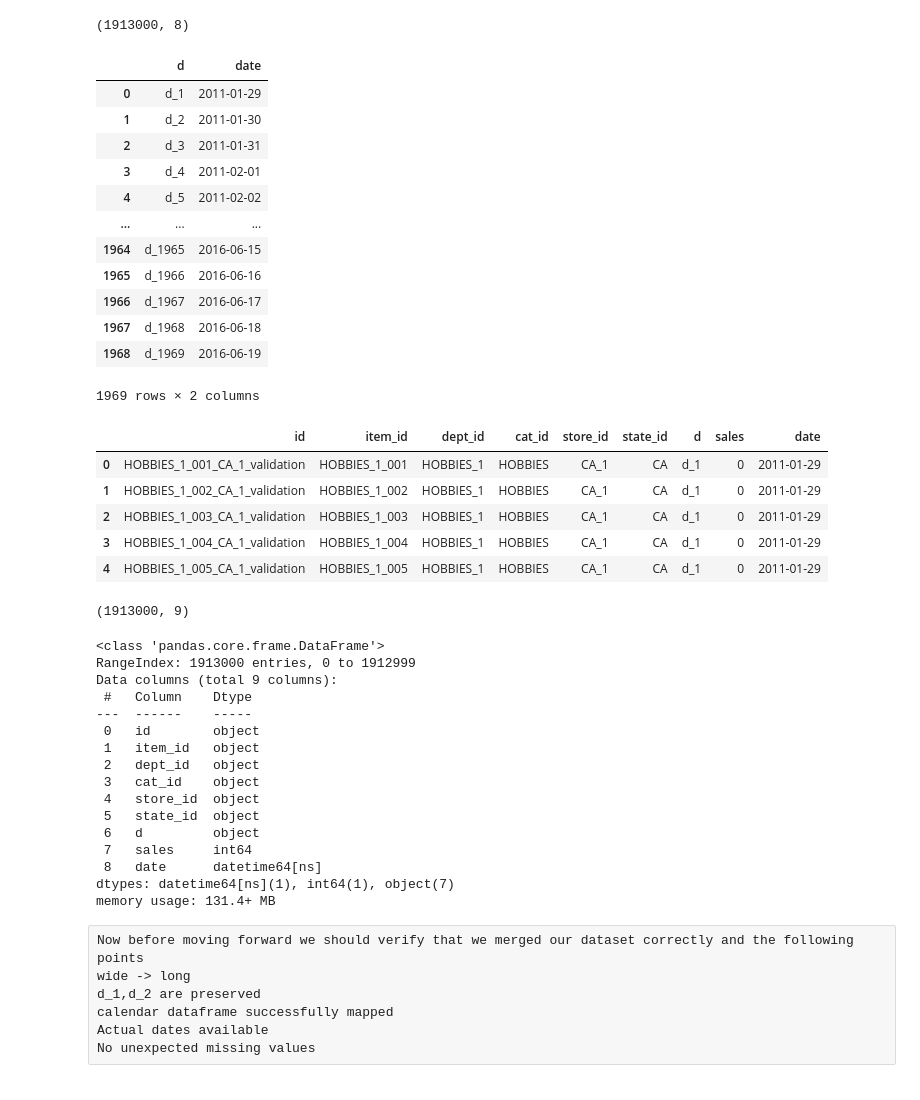
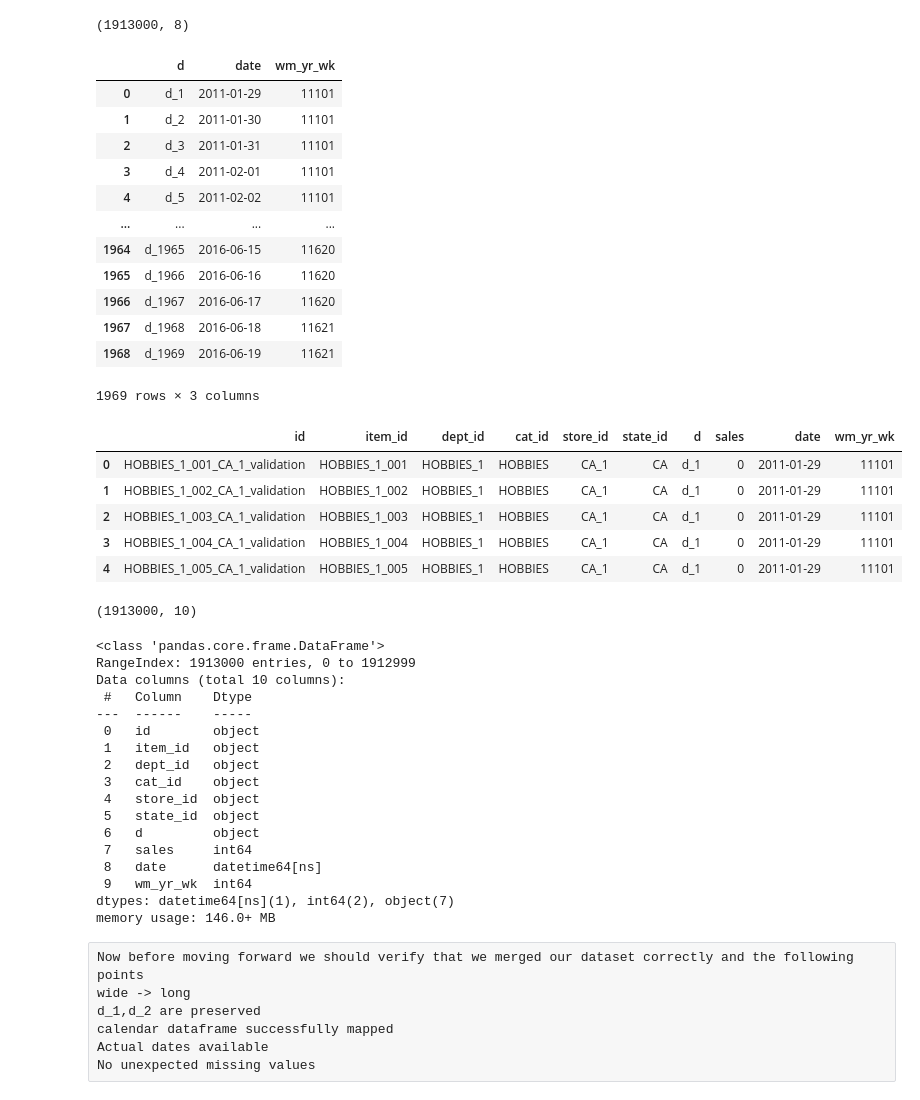
Before and after one commit to piyushmishra76/ai-supply-chain-intelligence, a Jupyter notebook: notebooks/02_data_transformation.ipynb, the cells around one changed output. Cells and saved outputs as stored; diff of their text form; code cells hidden in the pictures.

```diff
--- a/notebooks/02_data_transformation.ipynb
+++ b/notebooks/02_data_transformation.ipynb
@@ -56,39 +56,39 @@ sales_long.shape
 # %%
 # now we use the calendar dataframe
 #first we will inspect thsi
-calendar[["d","date"]]
+calendar[["d","date","wm_yr_wk"]]
 # %% [output]
-|  | d | date |
-| 0 | d_1 | 2011-01-29 |
-| 1 | d_2 | 2011-01-30 |
-| 2 | d_3 | 2011-01-31 |
-| 3 | d_4 | 2011-02-01 |
-| 4 | d_5 | 2011-02-02 |
-| ... | ... | ... |
-| 1964 | d_1965 | 2016-06-15 |
-| 1965 | d_1966 | 2016-06-16 |
-| 1966 | d_1967 | 2016-06-17 |
-| 1967 | d_1968 | 2016-06-18 |
-| 1968 | d_1969 | 2016-06-19 |
+|  | d | date | wm_yr_wk |
+| 0 | d_1 | 2011-01-29 | 11101 |
+| 1 | d_2 | 2011-01-30 | 11101 |
+| 2 | d_3 | 2011-01-31 | 11101 |
+| 3 | d_4 | 2011-02-01 | 11101 |
+| 4 | d_5 | 2011-02-02 | 11101 |
+| ... | ... | ... | ... |
+| 1964 | d_1965 | 2016-06-15 | 11620 |
+| 1965 | d_1966 | 2016-06-16 | 11620 |
+| 1966 | d_1967 | 2016-06-17 | 11620 |
+| 1967 | d_1968 | 2016-06-18 | 11621 |
+| 1968 | d_1969 | 2016-06-19 | 11621 |
-1969 rows × 2 columns
+1969 rows × 3 columns
 # %%
 sales_long=sales_long.merge(
-    calendar[["d","date"]],
+    calendar[["d","date","wm_yr_wk"]],
     on="d",
     how="left"
 )
 sales_long.head()
 # %% [output]
-|  | id | item_id | dept_id | cat_id | store_id | state_id | d | sales | date |
-| 0 | HOBBIES_1_001_CA_1_validation | HOBBIES_1_001 | HOBBIES_1 | HOBBIES | CA_1 | CA | d_1 | 0 | 2011-01-29 |
-| 1 | HOBBIES_1_002_CA_1_validation | HOBBIES_1_002 | HOBBIES_1 | HOBBIES | CA_1 | CA | d_1 | 0 | 2011-01-29 |
-| 2 | HOBBIES_1_003_CA_1_validation | HOBBIES_1_003 | HOBBIES_1 | HOBBIES | CA_1 | CA | d_1 | 0 | 2011-01-29 |
-| 3 | HOBBIES_1_004_CA_1_validation | HOBBIES_1_004 | HOBBIES_1 | HOBBIES | CA_1 | CA | d_1 | 0 | 2011-01-29 |
-| 4 | HOBBIES_1_005_CA_1_validation | HOBBIES_1_005 | HOBBIES_1 | HOBBIES | CA_1 | CA | d_1 | 0 | 2011-01-29 |
+|  | id | item_id | dept_id | cat_id | store_id | state_id | d | sales | date | wm_yr_wk |
+| 0 | HOBBIES_1_001_CA_1_validation | HOBBIES_1_001 | HOBBIES_1 | HOBBIES | CA_1 | CA | d_1 | 0 | 2011-01-29 | 11101 |
+| 1 | HOBBIES_1_002_CA_1_validation | HOBBIES_1_002 | HOBBIES_1 | HOBBIES | CA_1 | CA | d_1 | 0 | 2011-01-29 | 11101 |
+| 2 | HOBBIES_1_003_CA_1_validation | HOBBIES_1_003 | HOBBIES_1 | HOBBIES | CA_1 | CA | d_1 | 0 | 2011-01-29 | 11101 |
+| 3 | HOBBIES_1_004_CA_1_validation | HOBBIES_1_004 | HOBBIES_1 | HOBBIES | CA_1 | CA | d_1 | 0 | 2011-01-29 | 11101 |
+| 4 | HOBBIES_1_005_CA_1_validation | HOBBIES_1_005 | HOBBIES_1 | HOBBIES | CA_1 | CA | d_1 | 0 | 2011-01-29 | 11101 |
 # %%
 sales_long.shape
 # %% [output]
-(1913000, 9)
+(1913000, 10)
 # %%
 sales_long["date"]=pd.to_datetime(sales_long["date"])
 # %%
@@ -96,7 +96,7 @@ sales_long.info()
 # %% [output]
 <class 'pandas.core.frame.DataFrame'>
 RangeIndex: 1913000 entries, 0 to 1912999
-Data columns (total 9 columns):
+Data columns (total 10 columns):
  #   Column    Dtype
 ---  ------    -----
  0   id        object
@@ -108,8 +108,9 @@ Data columns (total 9 columns):
  6   d         object
  7   sales     int64
  8   date      datetime64[ns]
-dtypes: datetime64[ns](1), int64(1), object(7)
-memory usage: 131.4+ MB
+ 9   wm_yr_wk  int64
+dtypes: datetime64[ns](1), int64(2), object(7)
+memory usage: 146.0+ MB
 # %% [raw]
 Now before moving forward we should verify that we merged our dataset correctly and the following points
 wide -> long
```
Also changed, not shown: parts of 39 cells of this notebook, 3 other files.
